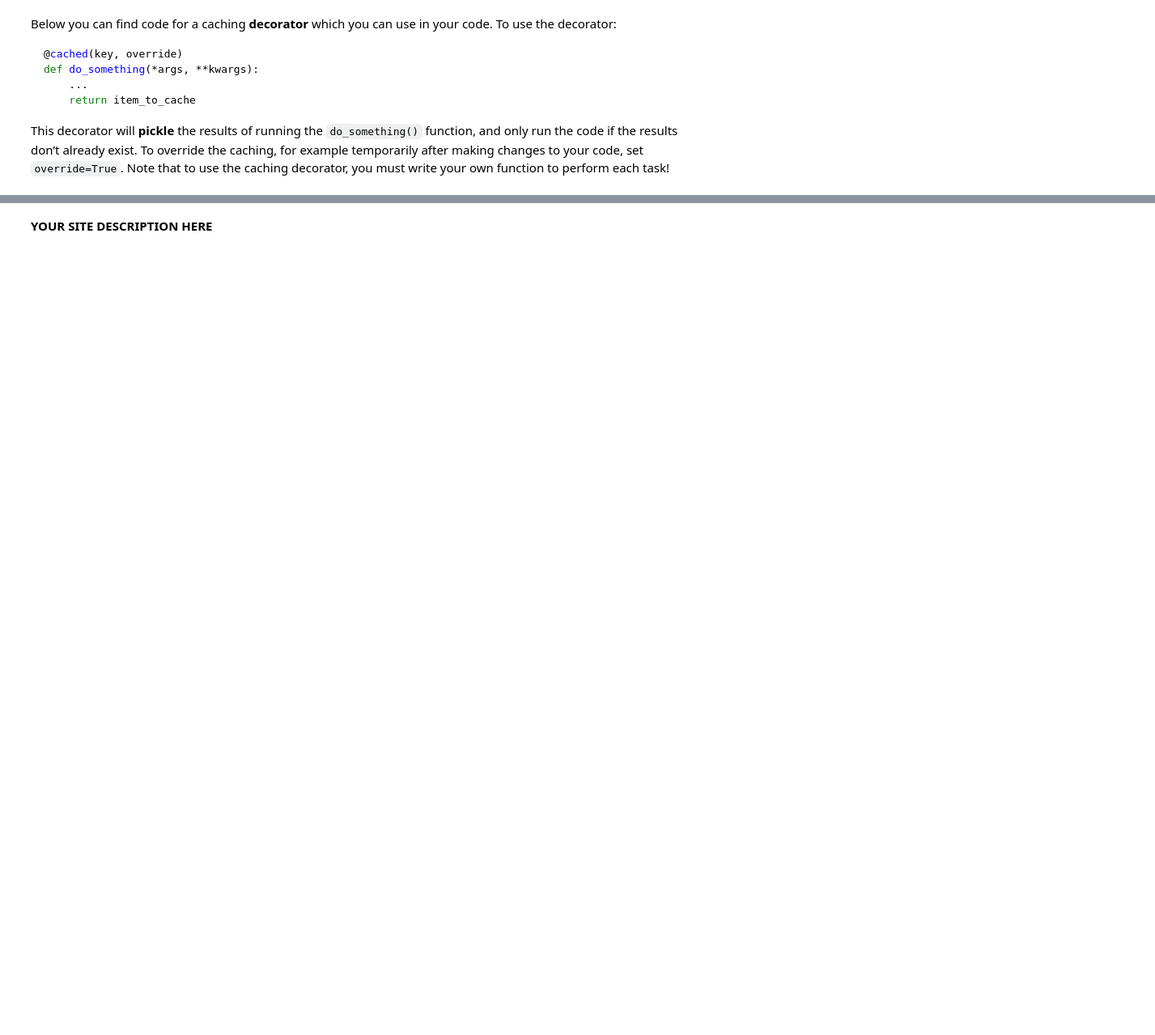
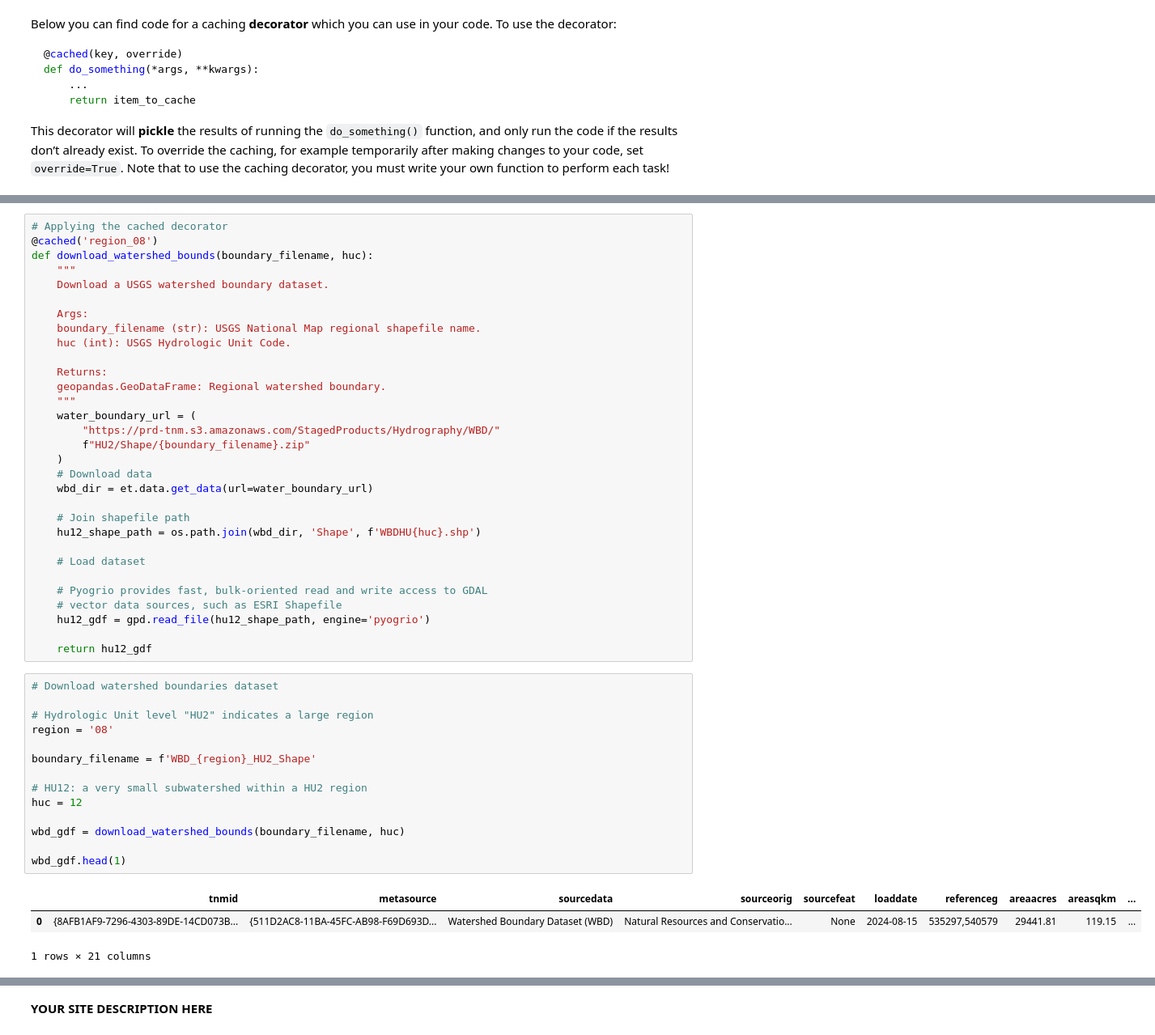
Before and after one commit to earthlab-education/clustering-lauren-alexandra, a Jupyter notebook: clustering.ipynb, the cells around one changed output, grey strips where cells are left out. Shown: that part at 81% size. Cells and saved outputs as stored; diff of their text form; blank space fills up the shorter version.

```diff
--- a/clustering.ipynb
+++ b/clustering.ipynb
@@ -160,3 +158,52 @@ different land cover and land use types.
 
 <link rel="stylesheet" type="text/css" href="./assets/styles.css"><div class="callout callout-style-default callout-response"><div class="callout-header"><div class="callout-icon-container"><i class="callout-icon"></i></div></div><div class="callout-body-container callout-body"><p>Write a 2-3 sentence <strong>site description</strong> (with
 citations) of this area that helps to put your analysis in context.</p></div></div>
+# %%
+# Applying the cached decorator
+@cached('region_08')
+def download_watershed_bounds(boundary_filename, huc):
+    """
+    Download a USGS watershed boundary dataset.
+
+    Args:
+    boundary_filename (str): USGS National Map regional shapefile name.
+    huc (int): USGS Hydrologic Unit Code.
+
+    Returns:
+    geopandas.GeoDataFrame: Regional watershed boundary.
+    """
+    water_boundary_url = (
+        "https://prd-tnm.s3.amazonaws.com/StagedProducts/Hydrography/WBD/"
+        f"HU2/Shape/{boundary_filename}.zip"
+    )
+    # Download data
+    wbd_dir = et.data.get_data(url=water_boundary_url)
+
+    # Join shapefile path
+    hu12_shape_path = os.path.join(wbd_dir, 'Shape', f'WBDHU{huc}.shp')
+
+    # Load dataset
+
+    # Pyogrio provides fast, bulk-oriented read and write access to GDAL
+    # vector data sources, such as ESRI Shapefile
+    hu12_gdf = gpd.read_file(hu12_shape_path, engine='pyogrio')
+
+    return hu12_gdf
+# %%
+# Download watershed boundaries dataset
+
+# Hydrologic Unit level "HU2" indicates a large region
+region = '08'
+
+boundary_filename = f'WBD_{region}_HU2_Shape'
+
+# HU12: a very small subwatershed within a HU2 region
+huc = 12
+
+wbd_gdf = download_watershed_bounds(boundary_filename, huc)
+
+wbd_gdf.head(1)
+# %% [output]
+|  | tnmid | metasource | sourcedata | sourceorig | sourcefeat | loaddate | referenceg | areaacres | areasqkm | ... |
+| 0 | {8AFB1AF9-7296-4303-89DE-14CD073B... | {511D2AC8-11BA-45FC-AB98-F69D693D... | Watershed Boundary Dataset (WBD) | Natural Resources and Conservatio... | None | 2024-08-15 | 535297,540579 | 29441.81 | 119.15 | ... |
+1 rows × 21 columns
```
Also changed, not shown: parts of 4 cells of this notebook.
